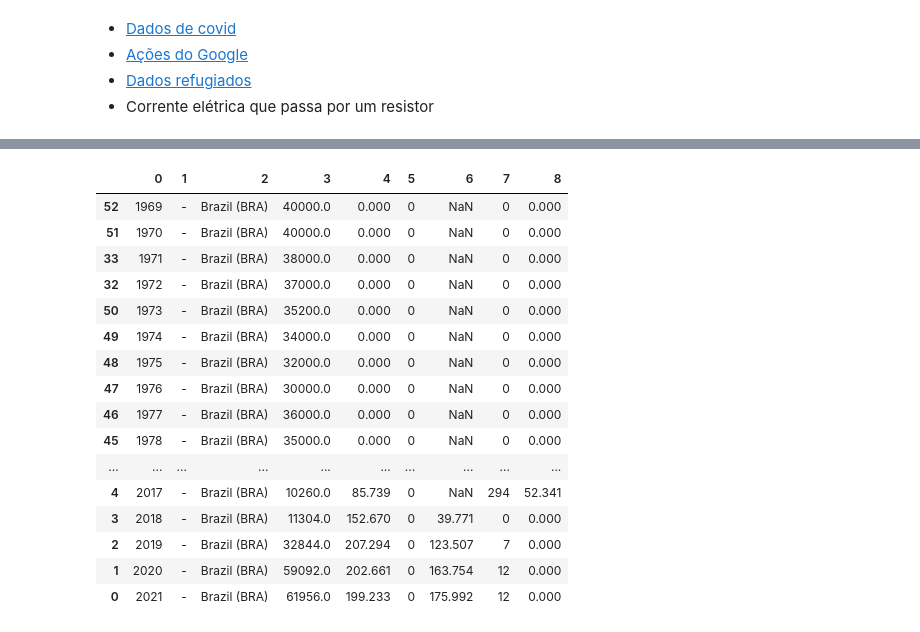
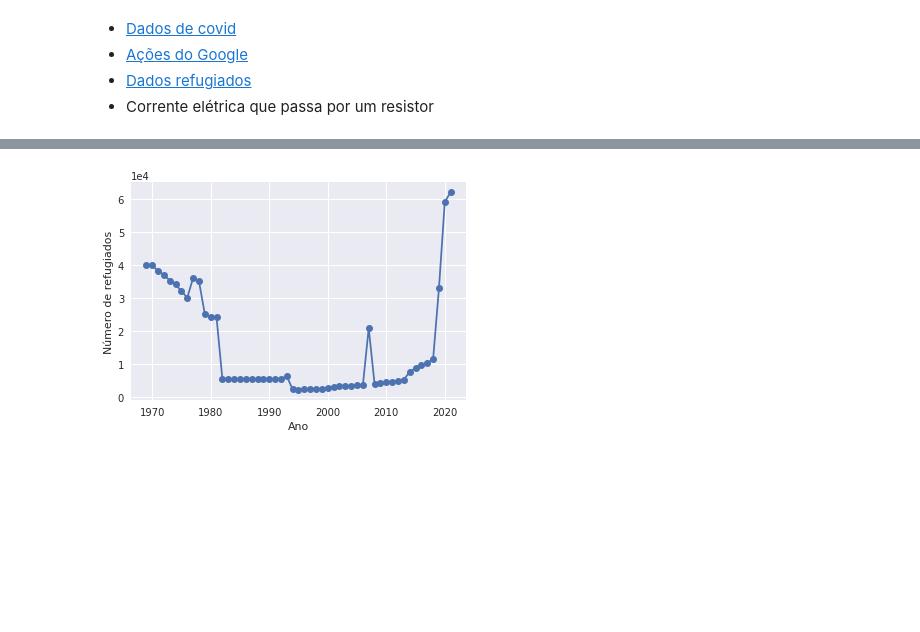
Before and after one commit to ifribeiro/minicurso_webmedia22, a Jupyter notebook: series_temporais.ipynb, the cells around one changed output, grey strips where cells are left out. Cells and saved outputs as stored; diff of their text form; code cells hidden in the pictures; blank space fills up the shorter version.

```diff
--- a/series_temporais.ipynb
+++ b/series_temporais.ipynb
@@ -90,26 +56,11 @@ colunas = "Year", "Country of Origin", "Country of Asylum", "Refugees under UNHC
-# %%
-refugiados_brasil = pd.read_csv("datasets/refugees_br.csv.csv",sep='\t', header=None)
-# %%
-refugiados_brasil.sort_values(by=0, inplace=True)
-# %%
-refugiados_brasil[3] = refugiados_brasil[3]*1000
-# %%
-refugiados_brasil[0]
-# %% [output]
-|  | 0 | 1 | 2 | 3 | 4 | 5 | 6 | 7 | 8 |
-| 52 | 1969 | - | Brazil (BRA) | 40000.0 | 0.000 | 0 | NaN | 0 | 0.000 |
-| 51 | 1970 | - | Brazil (BRA) | 40000.0 | 0.000 | 0 | NaN | 0 | 0.000 |
-| 33 | 1971 | - | Brazil (BRA) | 38000.0 | 0.000 | 0 | NaN | 0 | 0.000 |
-| 32 | 1972 | - | Brazil (BRA) | 37000.0 | 0.000 | 0 | NaN | 0 | 0.000 |
-| 50 | 1973 | - | Brazil (BRA) | 35200.0 | 0.000 | 0 | NaN | 0 | 0.000 |
-| 49 | 1974 | - | Brazil (BRA) | 34000.0 | 0.000 | 0 | NaN | 0 | 0.000 |
-| 48 | 1975 | - | Brazil (BRA) | 32000.0 | 0.000 | 0 | NaN | 0 | 0.000 |
-| 47 | 1976 | - | Brazil (BRA) | 30000.0 | 0.000 | 0 | NaN | 0 | 0.000 |
-| 46 | 1977 | - | Brazil (BRA) | 36000.0 | 0.000 | 0 | NaN | 0 | 0.000 |
-| 45 | 1978 | - | Brazil (BRA) | 35000.0 | 0.000 | 0 | NaN | 0 | 0.000 |
-| ... | ... | ... | ... | ... | ... | ... | ... | ... | ... |
-| 4 | 2017 | - | Brazil (BRA) | 10260.0 | 85.739 | 0 | NaN | 294 | 52.341 |
-| 3 | 2018 | - | Brazil (BRA) | 11304.0 | 152.670 | 0 | 39.771 | 0 | 0.000 |
-| 2 | 2019 | - | Brazil (BRA) | 32844.0 | 207.294 | 0 | 123.507 | 7 | 0.000 |
-| 1 | 2020 | - | Brazil (BRA) | 59092.0 | 202.661 | 0 | 163.754 | 12 | 0.000 |
-| 0 | 2021 | - | Brazil (BRA) | 61956.0 | 199.233 | 0 | 175.992 | 12 | 0.000 |
+# %%
+fig, ax = plt.subplots(figsize=(6,4))
+ano = refugiados_brasil['Year']
+nrefugiados = refugiados_brasil['Refugees under UNHCR’s mandate']
+ax.plot(ano, nrefugiados, marker='o')
+ax.set_xlabel("Ano")
+ax.set_ylabel("Número de refugiados")
+plt.ticklabel_format(axis="y", style="sci", scilimits=(0,0))
+plt.savefig("imagens/refugiados_brasil_onu.eps")
+# %% [output]
+[figure, added]
```
Also changed, not shown: parts of 20 cells of this notebook, 1 other file.
